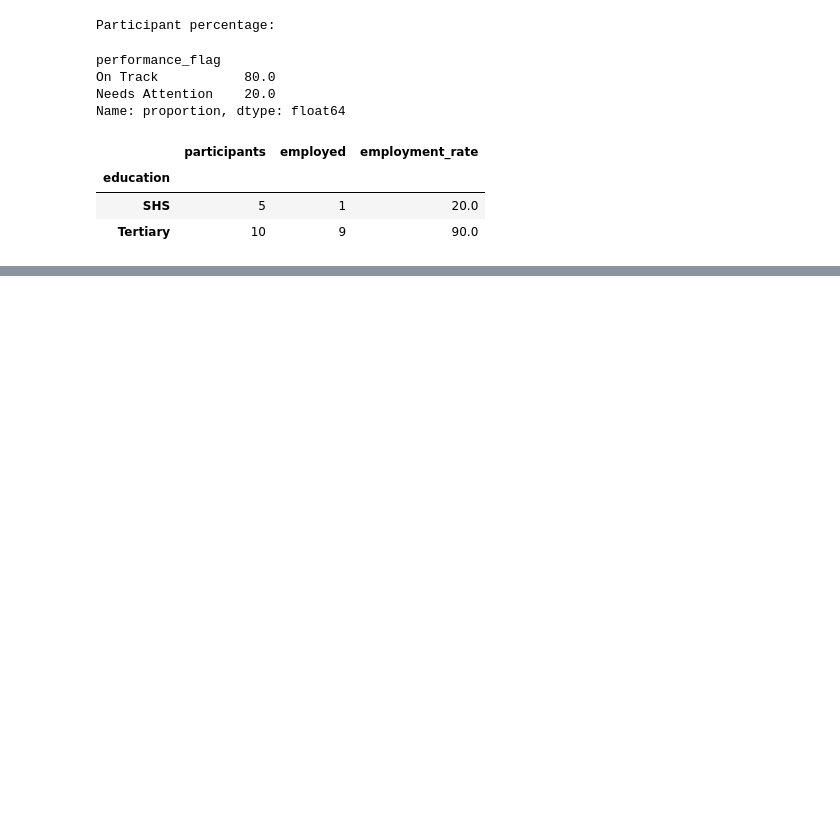
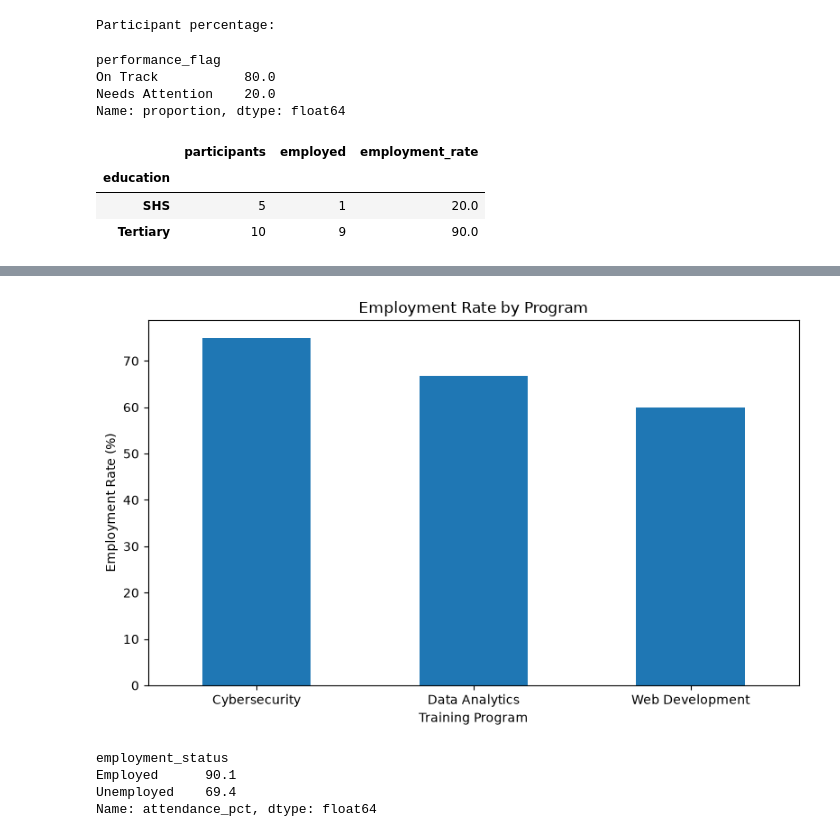
Before and after one commit to Lengman07/youth-skills-data-insights, a Jupyter notebook: notebooks/analysis.ipynb, the cells around one changed output, grey strips where cells are left out. Saved outputs shown, nothing was run; the diff lists cells and outputs as text; code cells hidden in the pictures; blank space fills up the shorter version.

```diff
--- a/notebooks/analysis.ipynb
+++ b/notebooks/analysis.ipynb
@@ -347,0 +424,31 @@ employment_by_education
+# %%
+# Visualize employment rate by training program
+
+plt.figure(figsize=(8, 5))
+
+program_employment.plot(kind="bar")
+
+plt.title("Employment Rate by Program")
+plt.xlabel("Training Program")
+plt.ylabel("Employment Rate (%)")
+plt.xticks(rotation=0)
+
+plt.tight_layout()
+plt.show()
+# %% [output]
+[figure, added]
+# %%
+# Compare average attendance between employment groups
+
+employment_attendance_avg = (
+    df.groupby("employment_status")["attendance_pct"]
+    .mean()
+    .sort_values(ascending=False)
+)
+
+employment_attendance_avg
+# %% [output]
+employment_status
+Employed      90.1
+Unemployed    69.4
+Name: attendance_pct, dtype: float64
```
Also changed, not shown: parts of 19 cells of this notebook, 4 other files.
